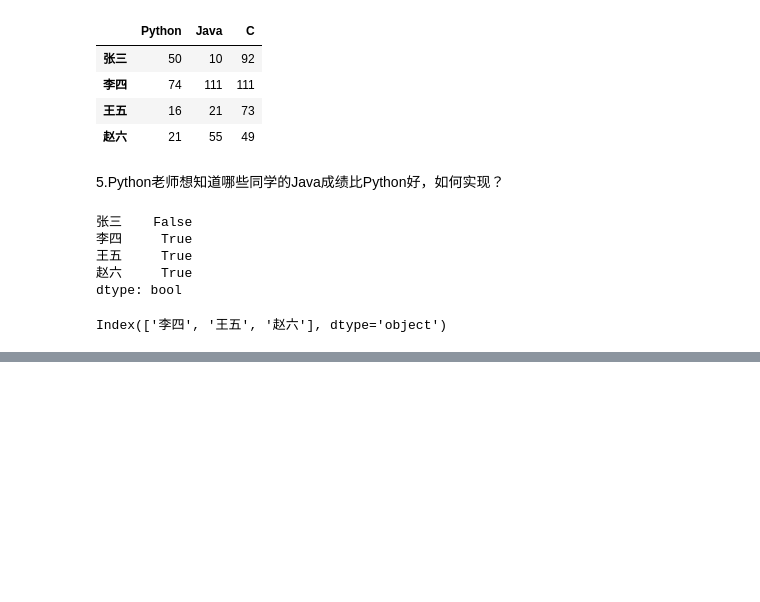
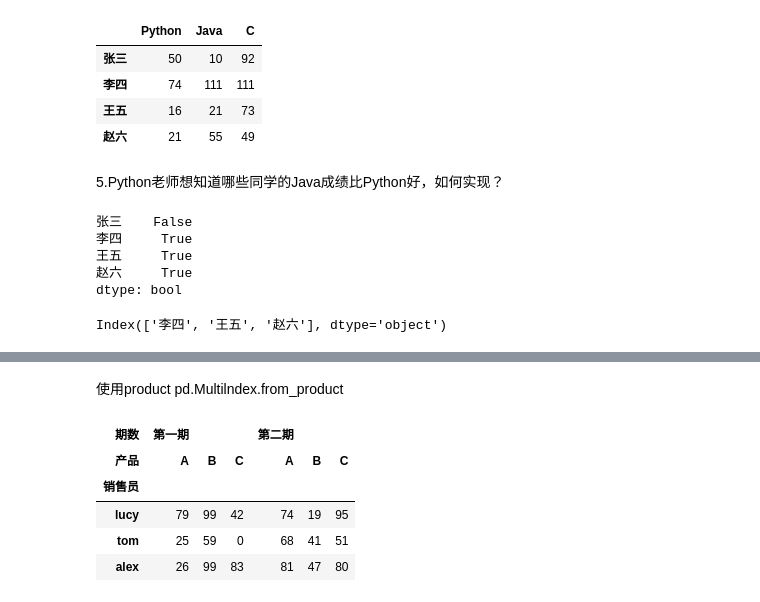
Before and after one commit to Leecoin49/StudyNote, a Jupyter notebook: LLM/AILLM_Luffy/1.Python/第20章Pandas/1.pandas核心数据类型.ipynb, the cells around one changed output, grey strips where cells are left out. Saved outputs shown, nothing was run; the diff lists cells and outputs as text; code cells hidden in the pictures; blank space fills up the shorter version.

```diff
--- a/LLM/AILLM_Luffy/1.Python/第20章Pandas/1.pandas核心数据类型.ipynb
+++ b/LLM/AILLM_Luffy/1.Python/第20章Pandas/1.pandas核心数据类型.ipynb
@@ -1220,0 +1311,3 @@ Index(['李四', '王五', '赵六'], dtype='object')
+# %%
+LEVEL1 = ['第一期', '第二期']
+LEVEL2 = ['A', 'B', 'C']
@@ -1220,0 +1352,18 @@ Index(['李四', '王五', '赵六'], dtype='object')
+# %% [markdown]
+使用product pd.Multilndex.from_product
+# %%
+columns = pd.MultiIndex.from_product([LEVEL1, LEVEL2], names=['期数', '产品'])
+# %%
+index = pd.Index(data=['lucy', 'tom', 'alex'], name='销售员')
+# %%
+data = np.random.randint(0,100,size=(3,6))
+# %%
+df = pd.DataFrame(data=data, index=index, columns=columns)
+df
+# %% [output]
+| 期数 | 第一期 |  |  | 第二期 |  |  |
+| 产品 | A | B | C | A | B | C |
+| 销售员 |  |  |  |  |  |  |
+| lucy | 79 | 99 | 42 | 74 | 19 | 95 |
+| tom | 25 | 59 | 0 | 68 | 41 | 51 |
+| alex | 26 | 99 | 83 | 81 | 47 | 80 |
```
Also changed, not shown: parts of 56 cells of this notebook.
